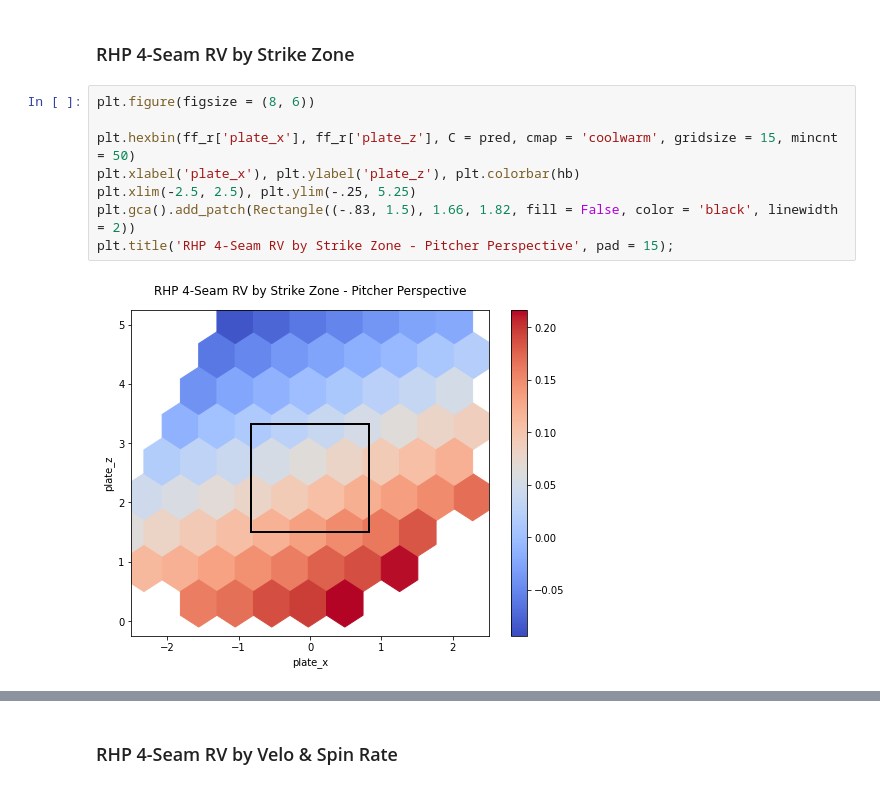
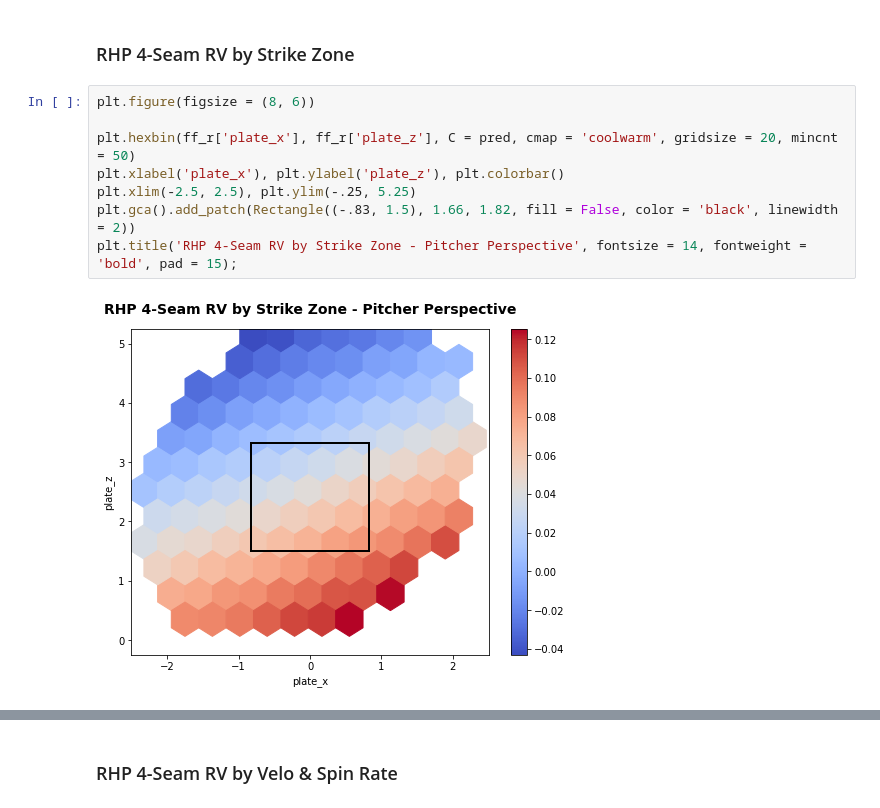
Before and after one commit to anthonyzurke/pitch-model, a Jupyter notebook: notebooks/model-pitch-quality-lr-Copy1.ipynb, the cells around one changed output, grey strips where cells are left out. Saved outputs shown, nothing was run; the diff lists cells and outputs as text.

```diff
--- a/notebooks/model-pitch-quality-lr-Copy1.ipynb
+++ b/notebooks/model-pitch-quality-lr-Copy1.ipynb
@@ -350,13 +350,13 @@ xRV/100: sum or xRV divided by n_pitches times 100
 # %%
 plt.figure(figsize = (8, 6))
 
-plt.hexbin(ff_r['plate_x'], ff_r['plate_z'], C = pred, cmap = 'coolwarm', gridsize = 15, mincnt = 50)
-plt.xlabel('plate_x'), plt.ylabel('plate_z'), plt.colorbar(hb)
+plt.hexbin(ff_r['plate_x'], ff_r['plate_z'], C = pred, cmap = 'coolwarm', gridsize = 20, mincnt = 50)
+plt.xlabel('plate_x'), plt.ylabel('plate_z'), plt.colorbar()
 plt.xlim(-2.5, 2.5), plt.ylim(-.25, 5.25)
 plt.gca().add_patch(Rectangle((-.83, 1.5), 1.66, 1.82, fill = False, color = 'black', linewidth = 2))
-plt.title('RHP 4-Seam RV by Strike Zone - Pitcher Perspective', pad = 15);
+plt.title('RHP 4-Seam RV by Strike Zone - Pitcher Perspective', fontsize = 14, fontweight = 'bold', pad = 15);
 # %% [output]
-[figure, old version]
+[figure, new version]
 # %%
 plt.figure(figsize = (8, 8))
 
```
Also changed, not shown: parts of 34 cells of this notebook.
